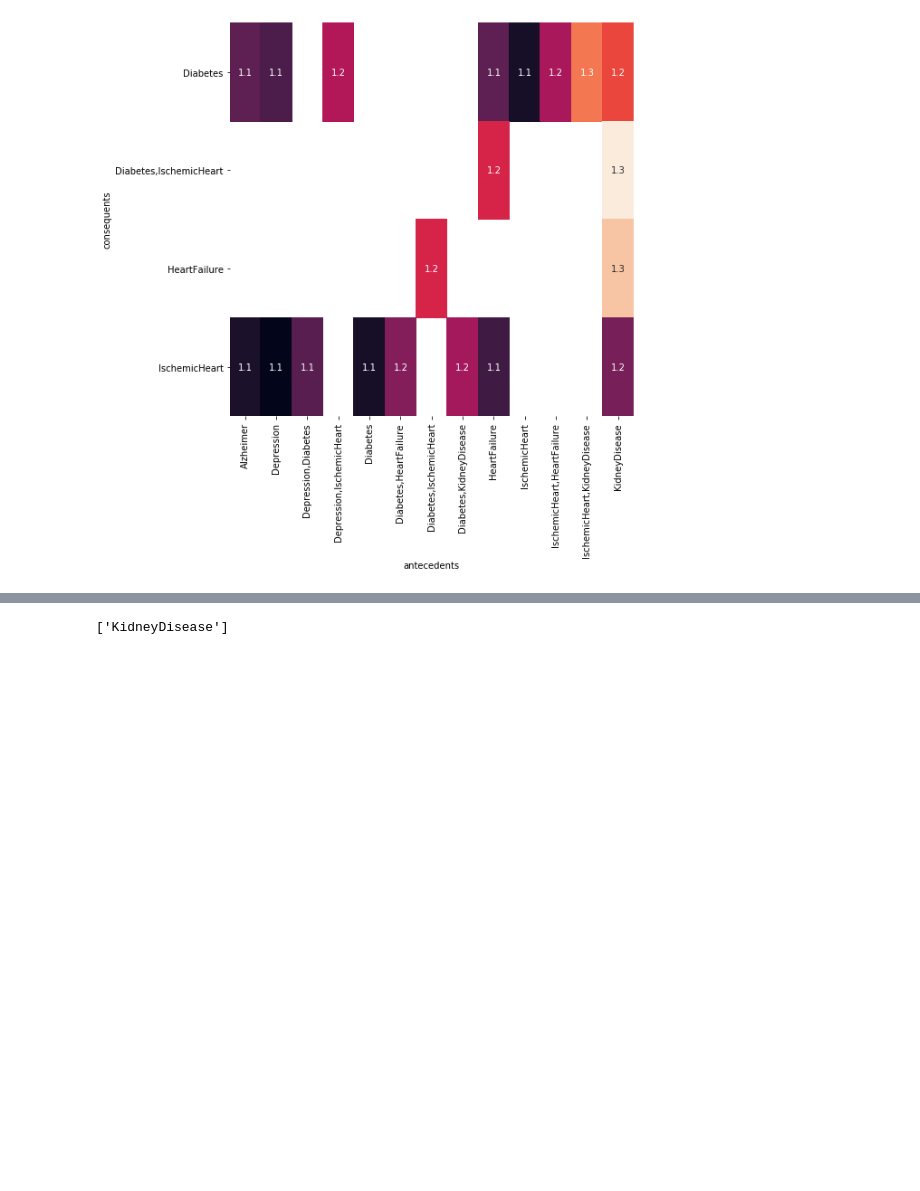
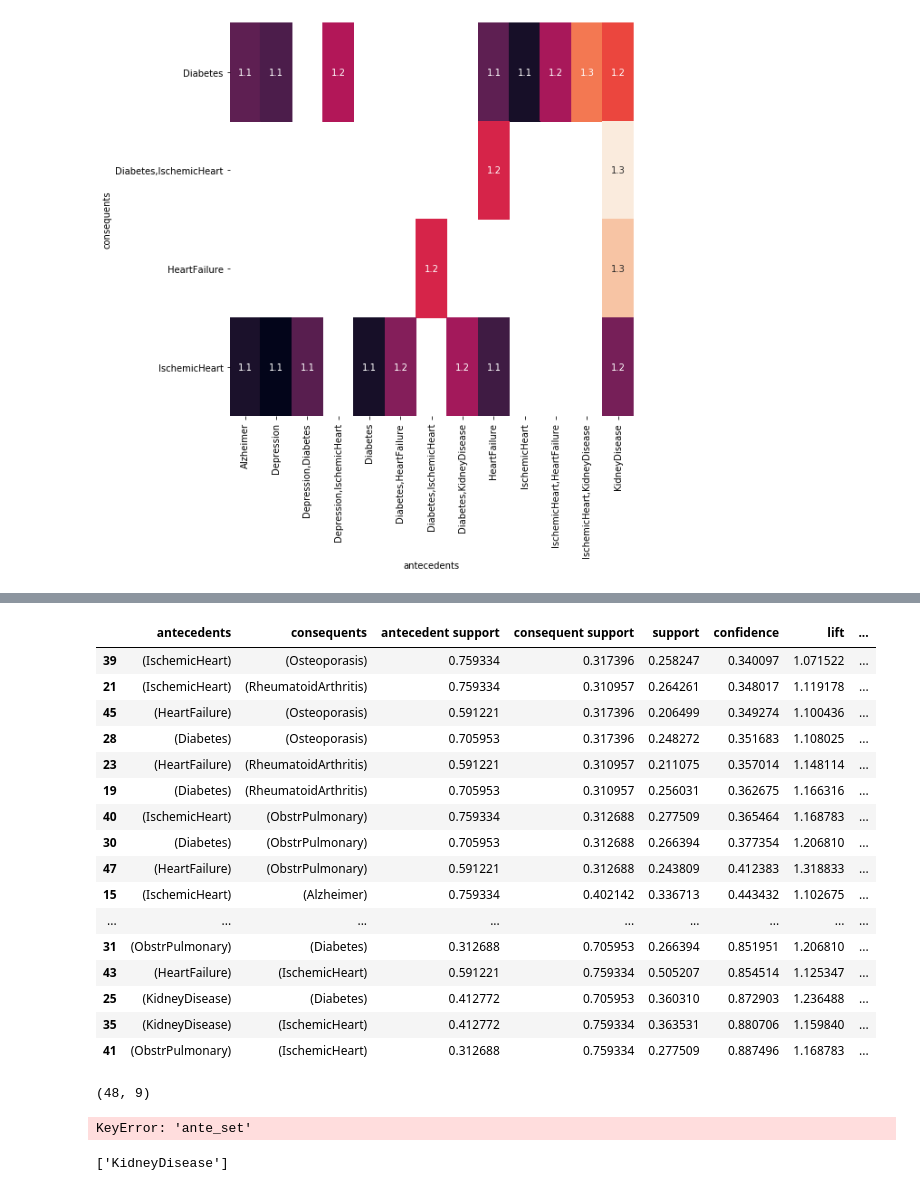
Before and after one commit to DebLeong/HealthCareCapstone, a Jupyter notebook: deb/Market Basket Analysis - illness.ipynb, the cells around one changed output, grey strips where cells are left out. Cells and saved outputs as stored; diff of their text form; code cells hidden in the pictures; blank space fills up the shorter version.

```diff
--- a/deb/Market Basket Analysis - illness.ipynb
+++ b/deb/Market Basket Analysis - illness.ipynb
@@ -386,0 +351,28 @@ rules1
+# %%
+rules.sort_values("confidence")
+# %% [output]
+|  | antecedents | consequents | antecedent support | consequent support | support | confidence | lift | ... |
+| 39 | (IschemicHeart) | (Osteoporasis) | 0.759334 | 0.317396 | 0.258247 | 0.340097 | 1.071522 | ... |
+| 21 | (IschemicHeart) | (RheumatoidArthritis) | 0.759334 | 0.310957 | 0.264261 | 0.348017 | 1.119178 | ... |
+| 45 | (HeartFailure) | (Osteoporasis) | 0.591221 | 0.317396 | 0.206499 | 0.349274 | 1.100436 | ... |
+| 28 | (Diabetes) | (Osteoporasis) | 0.705953 | 0.317396 | 0.248272 | 0.351683 | 1.108025 | ... |
+| 23 | (HeartFailure) | (RheumatoidArthritis) | 0.591221 | 0.310957 | 0.211075 | 0.357014 | 1.148114 | ... |
+| 19 | (Diabetes) | (RheumatoidArthritis) | 0.705953 | 0.310957 | 0.256031 | 0.362675 | 1.166316 | ... |
+| 40 | (IschemicHeart) | (ObstrPulmonary) | 0.759334 | 0.312688 | 0.277509 | 0.365464 | 1.168783 | ... |
+| 30 | (Diabetes) | (ObstrPulmonary) | 0.705953 | 0.312688 | 0.266394 | 0.377354 | 1.206810 | ... |
+| 47 | (HeartFailure) | (ObstrPulmonary) | 0.591221 | 0.312688 | 0.243809 | 0.412383 | 1.318833 | ... |
+| 15 | (IschemicHeart) | (Alzheimer) | 0.759334 | 0.402142 | 0.336713 | 0.443432 | 1.102675 | ... |
+| ... | ... | ... | ... | ... | ... | ... | ... | ... |
+| 31 | (ObstrPulmonary) | (Diabetes) | 0.312688 | 0.705953 | 0.266394 | 0.851951 | 1.206810 | ... |
+| 43 | (HeartFailure) | (IschemicHeart) | 0.591221 | 0.759334 | 0.505207 | 0.854514 | 1.125347 | ... |
+| 25 | (KidneyDisease) | (Diabetes) | 0.412772 | 0.705953 | 0.360310 | 0.872903 | 1.236488 | ... |
+| 35 | (KidneyDisease) | (IschemicHeart) | 0.412772 | 0.759334 | 0.363531 | 0.880706 | 1.159840 | ... |
+| 41 | (ObstrPulmonary) | (IschemicHeart) | 0.312688 | 0.759334 | 0.277509 | 0.887496 | 1.168783 | ... |
+# %%
+rules.shape
+# %% [output]
+(48, 9)
+# %%
+rules['conditions'] = rules['ante_set'] + rules['con_set']
+# %% [output]
+KeyError: 'ante_set'
```
Also changed, not shown: parts of 7 cells of this notebook, 1 other file.
